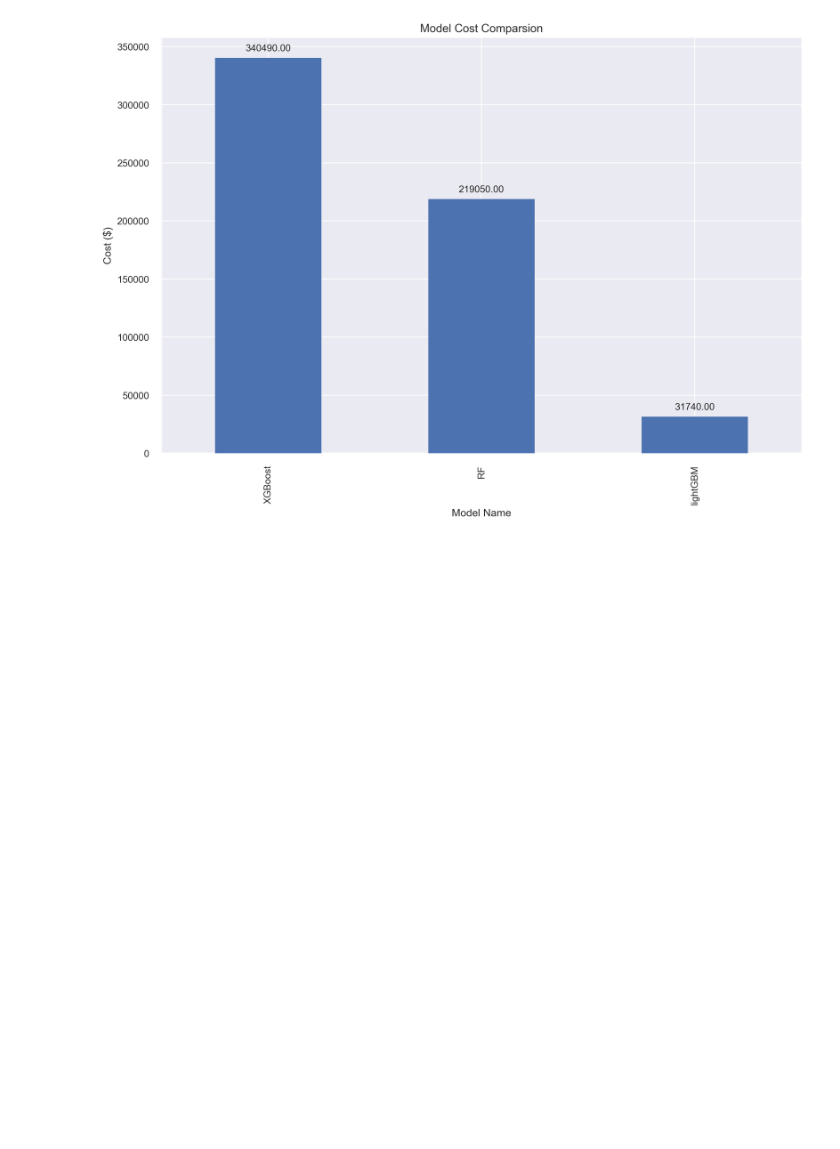
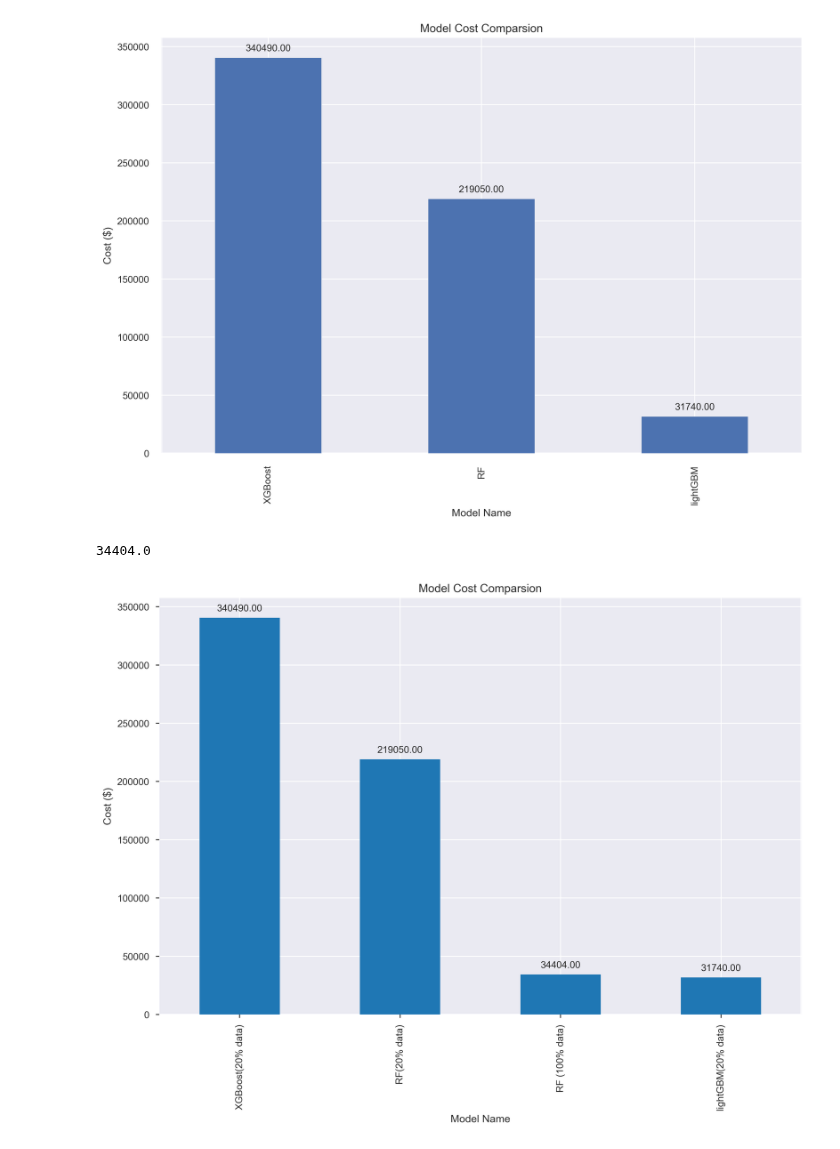
Before and after one commit to davxdan/Quantifying-The-World, a Jupyter notebook: Final/lJiang_kRollins_dDavieauCaseStudyQTWFinalUpdate2.ipynb, the cells around one changed output. Saved outputs shown, nothing was run; the diff lists cells and outputs as text; code cells hidden in the pictures; blank space fills up the shorter version.

```diff
--- a/Final/lJiang_kRollins_dDavieauCaseStudyQTWFinalUpdate2.ipynb
+++ b/Final/lJiang_kRollins_dDavieauCaseStudyQTWFinalUpdate2.ipynb
@@ -1578,3 +1839,77 @@ def add_value_labels(ax, spacing=5):
 add_value_labels(ax)
 # %% [output]
 [figure]
+# %%
+(8602*10+172*500)/5 #daniel got this cost with RF with full dataset training run overnight
+# %% [output]
+34404.0
+# %%
+#formatting for plot
+import matplotlib as mpl
+mpl.rcParams['figure.dpi'] = 300
+
+mpl.rcParams['font.sans-serif'] = "Arial"
+# Bring some raw data.
+ModelCOSTs = [340490, 219050,34404, 31740]
+
+# In my original code I create a series and run on that,
+# so for consistency I create a series from the list.
+freq_series = pd.Series(ModelCOSTs)
+
+x_labels = ["XGBoost(20% data)","RF(20% data)","RF (100% data)","lightGBM(20% data)"]
+
+# Plot the figure.
+plt.figure(figsize=(12, 8))
+ax = freq_series.plot(kind='bar')
+ax.set_title('Model Cost Comparsion')
+ax.set_xlabel('Model Name')
+xticks(rotation=90)
+ax.set_ylabel('Cost ($)')
+ax.set_xticklabels(x_labels)
+
+
+def add_value_labels(ax, spacing=5):
+    """Add labels to the end of each bar in a bar chart.
+
+    Arguments:
+        ax (matplotlib.axes.Axes): The matplotlib object containing the axes
+            of the plot to annotate.
+        spacing (int): The distance between the labels and the bars.
+    """
+
+    # For each bar: Place a label
+    for rect in ax.patches:
+        # Get X and Y placement of label from rect.
+        y_value = rect.get_height()
+        x_value = rect.get_x() + rect.get_width() / 2
+
+        # Number of points between bar and label. Change to your liking.
+        space = spacing
+        # Vertical alignment for positive values
+        va = 'bottom'
+
+        # If value of bar is negative: Place label below bar
+        if y_value < 0:
+            # Invert space to place label below
+            space *= -1
+            # Vertically align label at top
+            va = 'top'
+
+        # Use Y value as label and format number with one decimal place
+        label = "{:.2f}".format(y_value)
+
+        # Create annotation
+        ax.annotate(
+            label,                      # Use `label` as label
+            (x_value, y_value),         # Place label at end of the bar
+            xytext=(0, space),          # Vertically shift label by `space`
+            textcoords="offset points", # Interpret `xytext` as offset in points
+            ha='center',                # Horizontally center label
+            va=va)                      # Vertically align label differently for
+                                        # positive and negative values.
+
+
+# Call the function above. All the magic happens there.
+add_value_labels(ax)
+# %% [output]
+[figure, added]
```
Also changed, not shown: parts of 22 cells of this notebook.
